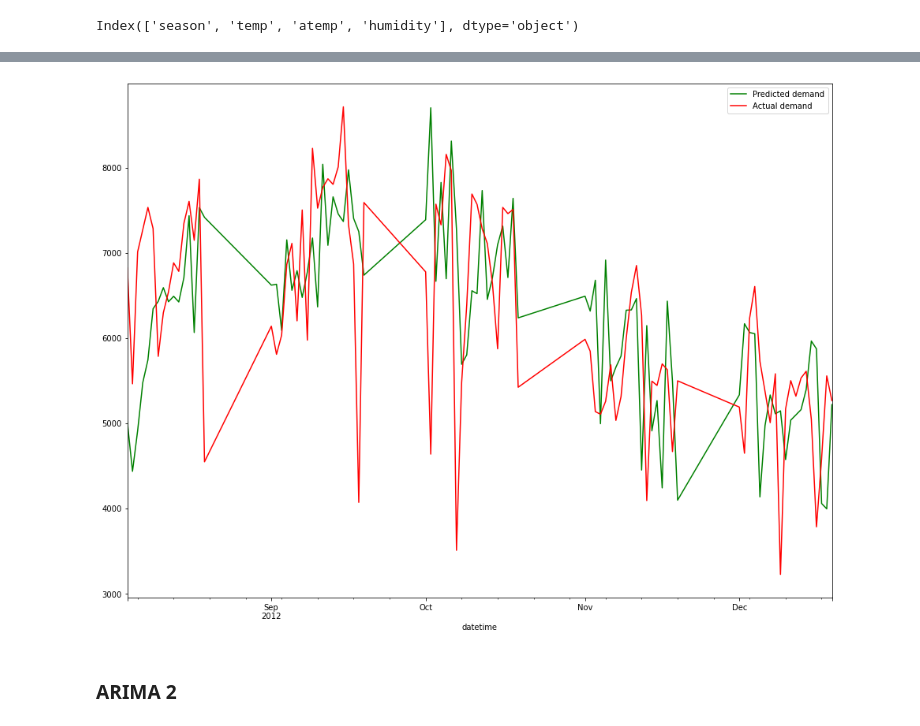
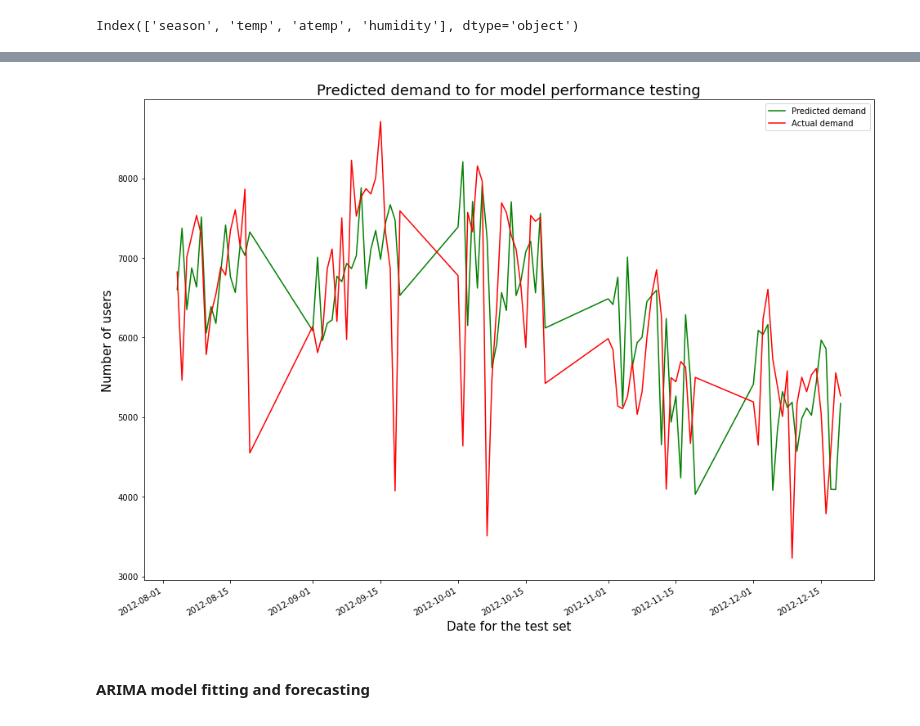
Before and after one commit to ptrGSKA/Business_case-Yulu-Hypothesis_testing, a Jupyter notebook: Yulu_Business_Hypothesis_Testing.ipynb, the cells around one changed output, grey strips where cells are left out. Drawn from its saved outputs; the diff is of its cells as text; code cells hidden in the pictures.

Commit message:
Finished analysis. Corrected modelling. Added forecasting. Fixed plot labels and commented plots and results.

```diff
--- a/Yulu_Business_Hypothesis_Testing.ipynb
+++ b/Yulu_Business_Hypothesis_Testing.ipynb
@@ -286,7 +292,7 @@ df_yulu_daily = df_yulu.resample('24h', on = 'datetime').agg(dict(season = 'last
                                                                   casual = 'sum',
                                                                   registered = 'sum',
                                                                   count = 'sum'))
-df_yulu_daily.index = df_yulu_daily.index.to_period('D')
+df_yulu_daily.index = df_yulu_daily.index.to_period('D').to_timestamp()
 # %% [markdown]
 The new dataset now contains daily observations only.
 # %%
@@ -688,12 +729,15 @@ SMAPE: 14.674579680249888
 # %%
 forecasts = pd.Series(forecasts, index = test.index)
 
 #train.plot(x = train.index, y = train, color = 'blue', legend = 'Train dataset')
 forecasts.plot(x = forecasts.index, y = forecasts, color = 'green', label = 'Predicted demand')
 test.plot(x = test.index, y = test, color = 'red', label = 'Actual demand')
+plt.title('Predicted demand to for model performance testing', fontsize = 18)
+plt.xlabel('Date for the test set', fontsize = 15)
+plt.ylabel('Number of users', fontsize = 15)
 plt.legend()
 plt.show()
 # %% [output]
-[figure, old version]
+[figure, new version]
 # %% [markdown]
-### ARIMA 2
+#### ARIMA model fitting and forecasting
```
Also changed, not shown: parts of 40 cells of this notebook.
